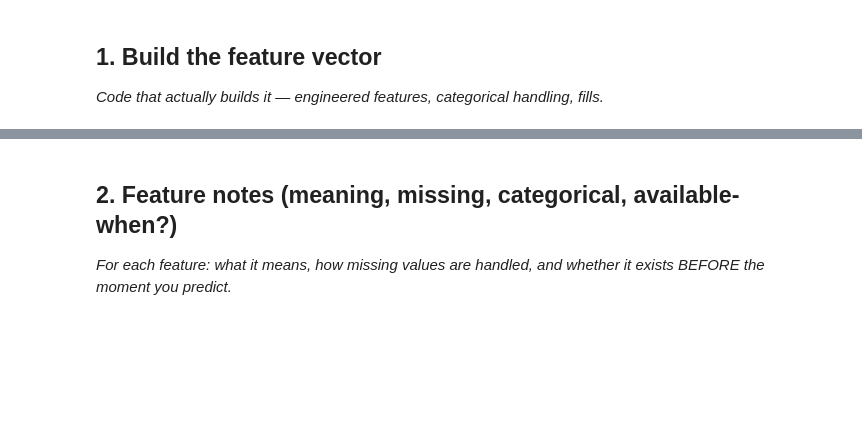
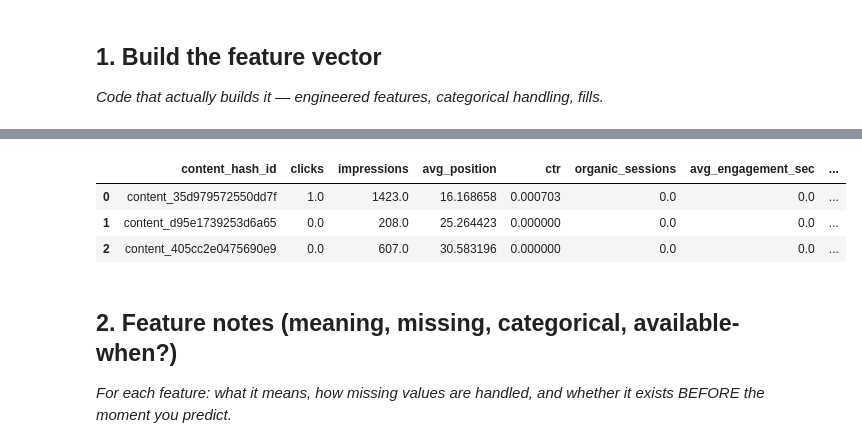
Before and after one commit to Muhammadfaheem8988/FlyRank-AI-internship, a Jupyter notebook: work/notebooks/w03_feature_leakage_check.ipynb, the cells around one changed output, grey strips where cells are left out. Saved outputs shown, nothing was run; the diff lists cells and outputs as text; code cells hidden in the pictures; blank space fills up the shorter version.

```diff
--- a/work/notebooks/w03_feature_leakage_check.ipynb
+++ b/work/notebooks/w03_feature_leakage_check.ipynb
@@ -15,0 +27,84 @@ This skeleton is yours to fill. Work the sections **in order** — each one has
+# %%
+import os
+import duckdb
+import pandas as pd
+import numpy as np
+
+con = duckdb.connect()
+
+try:
+    from google.colab import userdata
+    hf_token = userdata.get('HF_TOKEN')
+except Exception:
+    hf_token = os.environ.get('HF_TOKEN', '')
+
+if hf_token:
+    con.execute(f"CREATE SECRET (TYPE huggingface, TOKEN '{hf_token}')")
+    print("DuckDB Hugging Face secret configured.")
+else:
+    print("Warning: HF_TOKEN not found.")
+
+WAREHOUSE = "hf://datasets/FlyRank/internship-warehouse"
+FACT_DAILY = f"{WAREHOUSE}/fact_content_daily_performance"
+
+# Extract pre-cutoff features (March 2026) and future verification target (April 2026)
+df = con.execute(f"""
+    WITH march_obs AS (
+        SELECT
+            content_hash_id,
+            ANY_VALUE(client_hash_id) AS client_hash_id,
+            SUM(gsc_clicks) AS clicks,
+            SUM(gsc_impressions) AS impressions,
+            SUM(gsc_sum_position) / NULLIF(SUM(gsc_impressions), 0) AS avg_position,
+            SUM(gsc_clicks)::FLOAT / NULLIF(SUM(gsc_impressions), 0) AS ctr,
+            SUM(sessions_organic) AS organic_sessions,
+            SUM(ga4_total_engagement_sec)::FLOAT / NULLIF(SUM(sessions_organic), 0) AS avg_engagement_sec,
+            COUNT(DISTINCT report_date) AS active_days
+        FROM read_parquet('{FACT_DAILY}/month=2026-03/*.parquet')
+        WHERE gsc_data_available IS TRUE
+        GROUP BY content_hash_id
+        HAVING SUM(gsc_impressions) >= 10 IS TRUE
+    ),
+    april_outcome AS (
+        SELECT
+            content_hash_id,
+            SUM(gsc_clicks) AS april_clicks
+        FROM read_parquet('{FACT_DAILY}/month=2026-04/*.parquet')
+        WHERE gsc_data_available IS TRUE
+        GROUP BY content_hash_id
+    )
+    SELECT
+        m.*,
+        COALESCE(a.april_clicks, 0) AS april_clicks,
+        CASE WHEN COALESCE(a.april_clicks, 0) > m.clicks THEN 1 ELSE 0 END AS target_rebound
+    FROM march_obs m
+    LEFT JOIN april_outcome a ON m.content_hash_id = a.content_hash_id
+""").df().fillna(0)
+
+# Expected CTR curve for CTR gap feature
+def expected_ctr(pos):
+    if pos <= 3: return 0.20
+    elif pos <= 6: return 0.08
+    elif pos <= 10: return 0.03
+    elif pos <= 20: return 0.015
+    else: return 0.005
+
+df['expected_ctr'] = df['avg_position'].apply(expected_ctr)
+df['ctr_gap'] = (df['expected_ctr'] - df['ctr']).clip(lower=0)
+
+features = [
+    'clicks',
+    'impressions',
+    'avg_position',
+    'ctr',
+    'organic_sessions',
+    'avg_engagement_sec',
+    'active_days',
+    'ctr_gap'
+]
+
+print("--- Feature Matrix Built ---")
+print(f"Total Rows: {len(df):,}")
+print(f"Features ({len(features)}): {features}")
+display(df[['content_hash_id'] + features + ['target_rebound']].head(3))
+# %% [output]
@@ -16,3 +115,7 @@ This skeleton is yours to fill. Work the sections **in order** — each one has
+|  | content_hash_id | clicks | impressions | avg_position | ctr | organic_sessions | avg_engagement_sec | ... |
+| 0 | content_35d979572550dd7f | 1.0 | 1423.0 | 16.168658 | 0.000703 | 0.0 | 0.0 | ... |
+| 1 | content_d95e1739253d6a65 | 0.0 | 208.0 | 25.264423 | 0.000000 | 0.0 | 0.0 | ... |
+| 2 | content_405cc2e0475690e9 | 0.0 | 607.0 | 30.583196 | 0.000000 | 0.0 | 0.0 | ... |
 # %% [markdown]
 ## 2. Feature notes (meaning, missing, categorical, available-when?)
 
```
Also changed, not shown: parts of 12 cells of this notebook.
